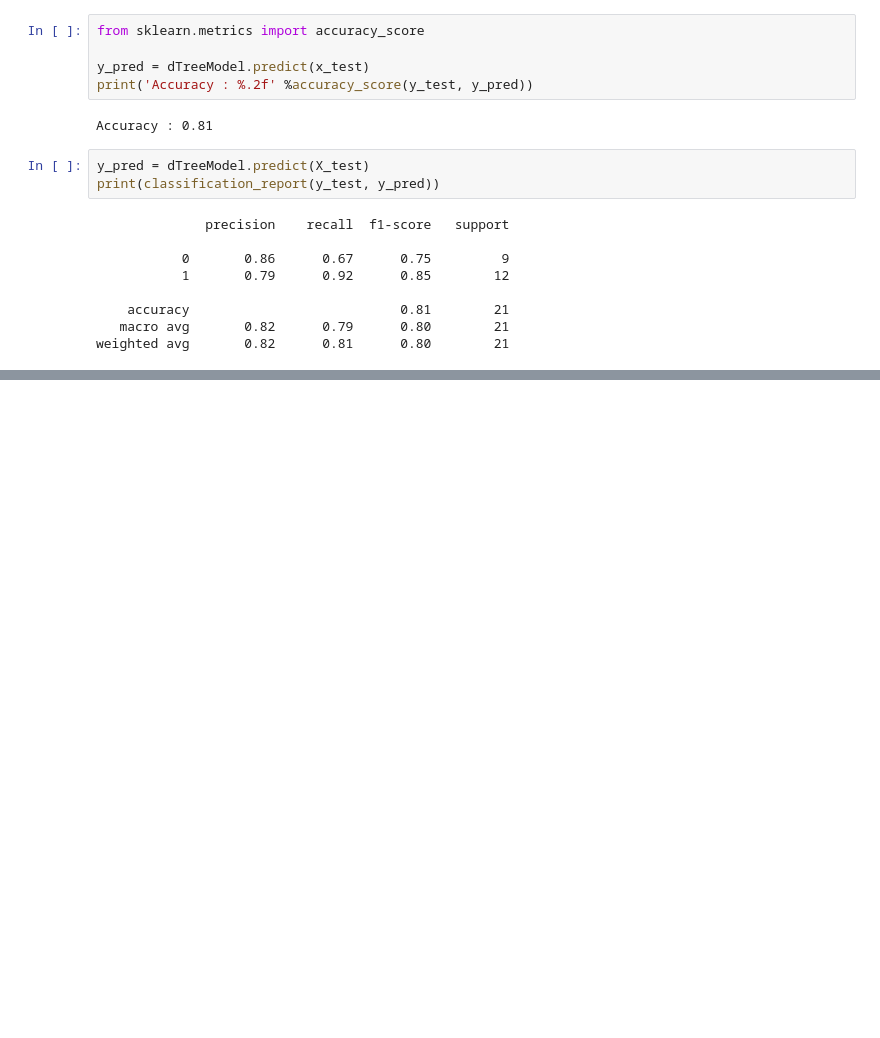
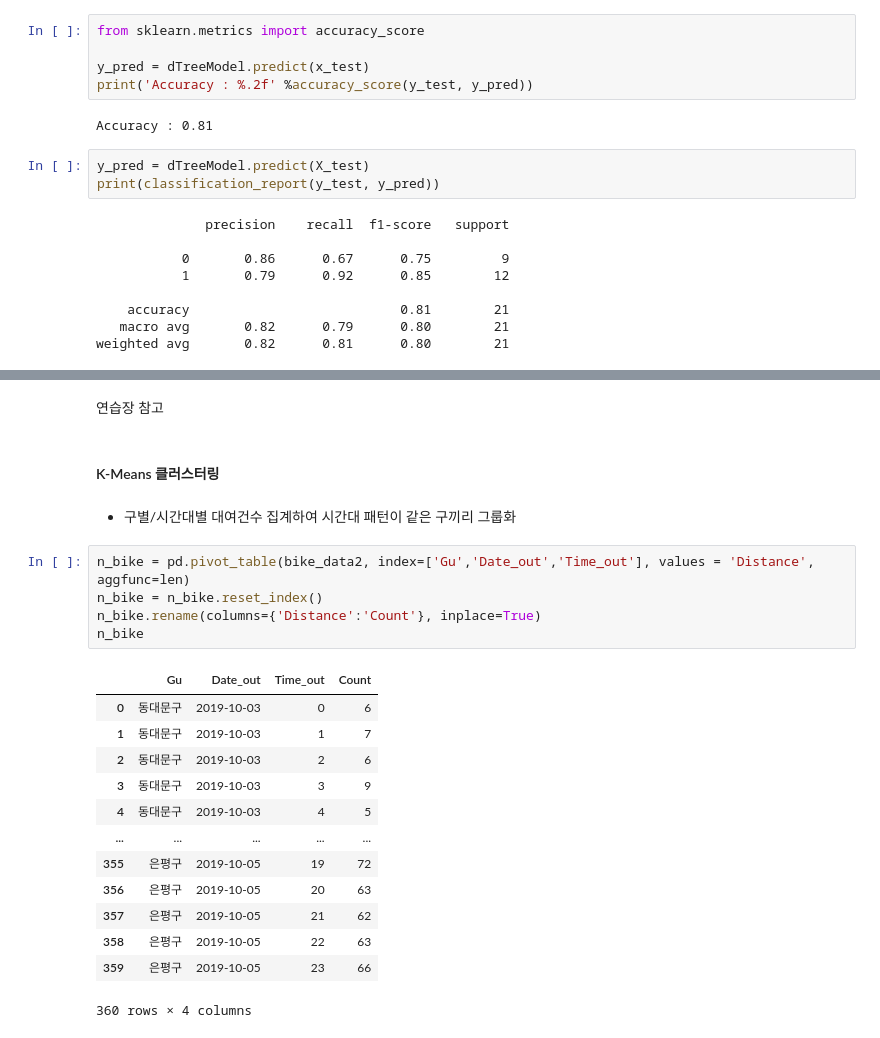
Before and after one commit to Yerial1125/e_learning1, a Jupyter notebook: Untitled.ipynb, the cells around one changed output, grey strips where cells are left out. Saved outputs shown, nothing was run; the diff lists cells and outputs as text; blank space fills up the shorter version.

```diff
--- a/Untitled.ipynb
+++ b/Untitled.ipynb
@@ -1550,0 +1566,25 @@ weighted avg       0.82      0.81      0.80        21
+# %% [markdown]
+연습장 참고
+# %% [markdown]
+#### K-Means 클러스터링
+# %% [markdown]
+- 구별/시간대별 대여건수 집계하여 시간대 패턴이 같은 구끼리 그룹화
+# %%
+n_bike = pd.pivot_table(bike_data2, index=['Gu','Date_out','Time_out'], values = 'Distance', aggfunc=len)
+n_bike = n_bike.reset_index()
+n_bike.rename(columns={'Distance':'Count'}, inplace=True)
+n_bike
+# %% [output]
+|  | Gu | Date_out | Time_out | Count |
+| 0 | 동대문구 | 2019-10-03 | 0 | 6 |
+| 1 | 동대문구 | 2019-10-03 | 1 | 7 |
+| 2 | 동대문구 | 2019-10-03 | 2 | 6 |
+| 3 | 동대문구 | 2019-10-03 | 3 | 9 |
+| 4 | 동대문구 | 2019-10-03 | 4 | 5 |
+| ... | ... | ... | ... | ... |
+| 355 | 은평구 | 2019-10-05 | 19 | 72 |
+| 356 | 은평구 | 2019-10-05 | 20 | 63 |
+| 357 | 은평구 | 2019-10-05 | 21 | 62 |
+| 358 | 은평구 | 2019-10-05 | 22 | 63 |
+| 359 | 은평구 | 2019-10-05 | 23 | 66 |
+360 rows × 4 columns
```
Also changed, not shown: parts of 6 cells of this notebook, 1 other file.
